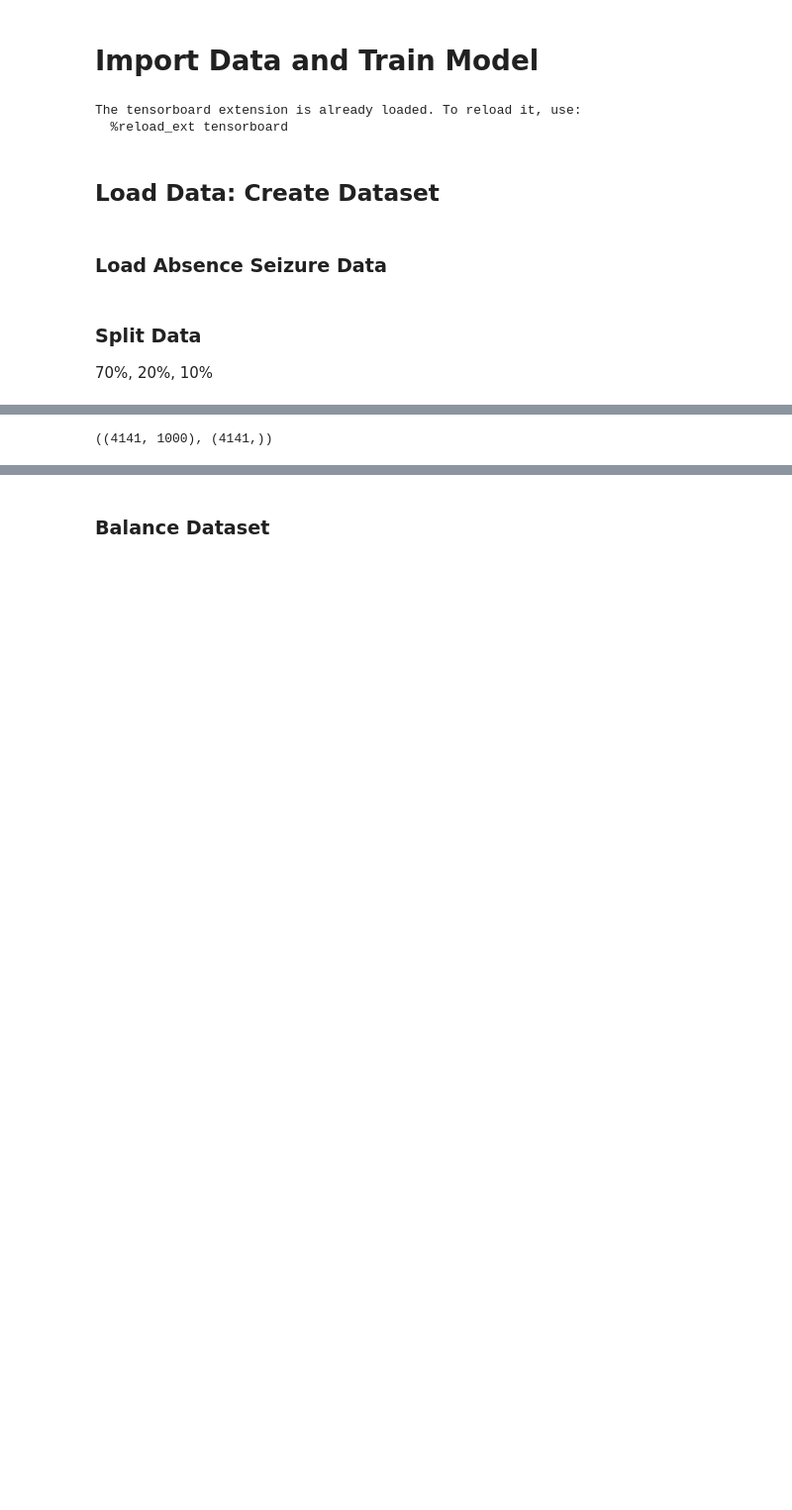
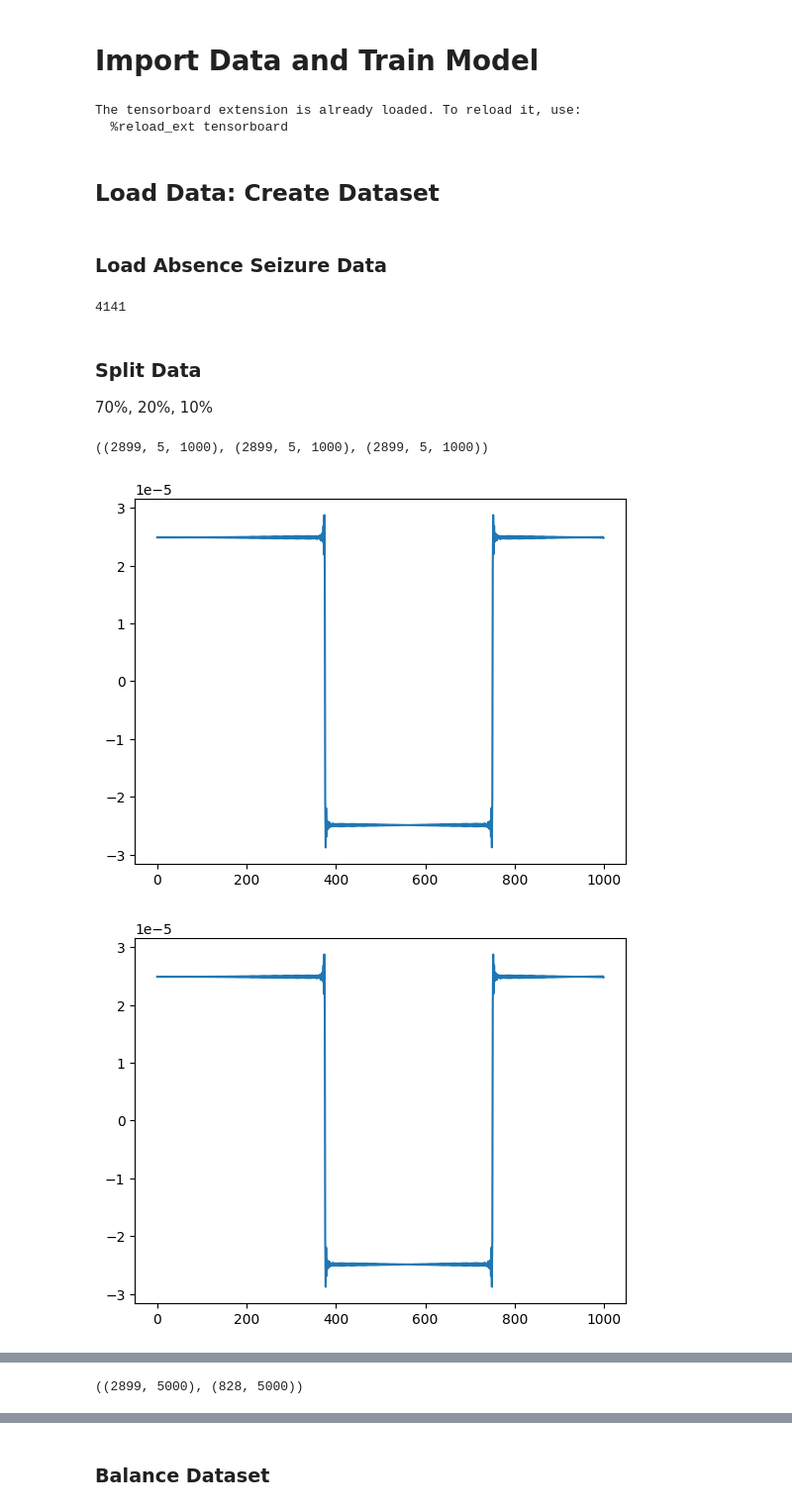
Before and after one commit to Loic017/TinyML-for-Epileptic-Seizures, a Jupyter notebook: seizure_training.ipynb, the cells around one changed output, grey strips where cells are left out. Shown: that part at 99% size. Drawn from its saved outputs; the diff is of its cells as text; code cells hidden in the pictures; blank space fills up the shorter version.

```diff
--- a/seizure_training.ipynb
+++ b/seizure_training.ipynb
@@ -72,6 +73,10 @@ dataset = AbsenceDataset(
     transform=torch.tensor,
     target_transform=torch.tensor,
 )
+
+len(dataset)
+# %% [output]
+4141
 # %% [markdown]
 ### Split Data
 
@@ -93,3 +98,16 @@ else:
         dataset,
         [int(len(dataset) * 0.7), int(len(dataset) * 0.2), int(len(dataset) * 0.1)],
     )
+
+train_set.dataset.x[train_set.indices].shape, eval_set.dataset.x[
+    train_set.indices
+].shape, test_set.dataset.x[train_set.indices].shape
+# %% [output]
+((2899, 5, 1000), (2899, 5, 1000), (2899, 5, 1000))
+# %%
+for i, v in enumerate(train_set.dataset.x[0]):
+    plt.plot(v)
+    plt.show()
+# %% [output]
+[figure, added]
+[figure, added]
@@ -96,5 +117,10 @@ else:
 # %%
-x_train_reshaped = train_set.dataset.x.reshape(4141, -1)
-x_train_reshaped.shape, train_set.dataset.y.shape
+x_train_reshaped = train_set.dataset.x[train_set.indices]
+x_train_reshaped = x_train_reshaped.reshape(2899, -1)
+
+x_eval_reshaped = eval_set.dataset.x[eval_set.indices]
+x_eval_reshaped = x_eval_reshaped.reshape(828, -1)
+
+x_train_reshaped.shape, x_eval_reshaped.shape
 # %% [output]
-((4141, 1000), (4141,))
+((2899, 5000), (828, 5000))
```
Also changed, not shown: parts of 10 cells of this notebook, 1 other file.
